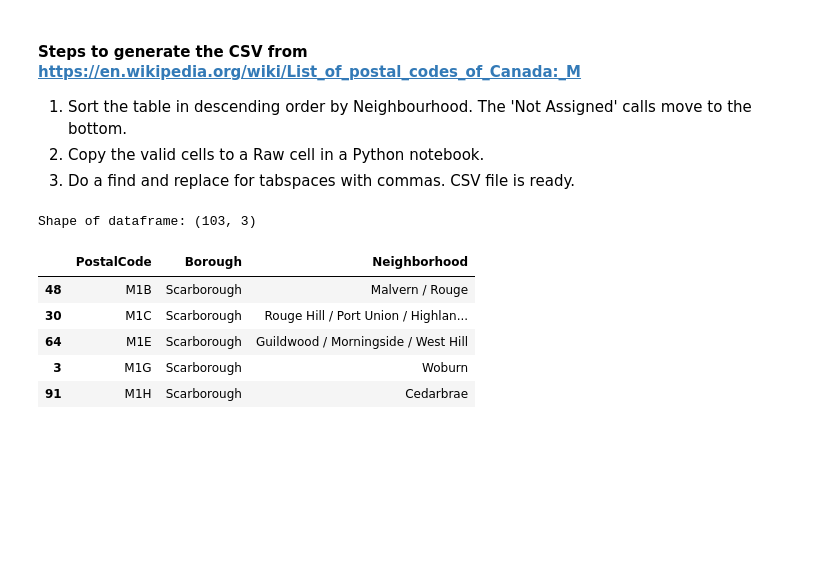
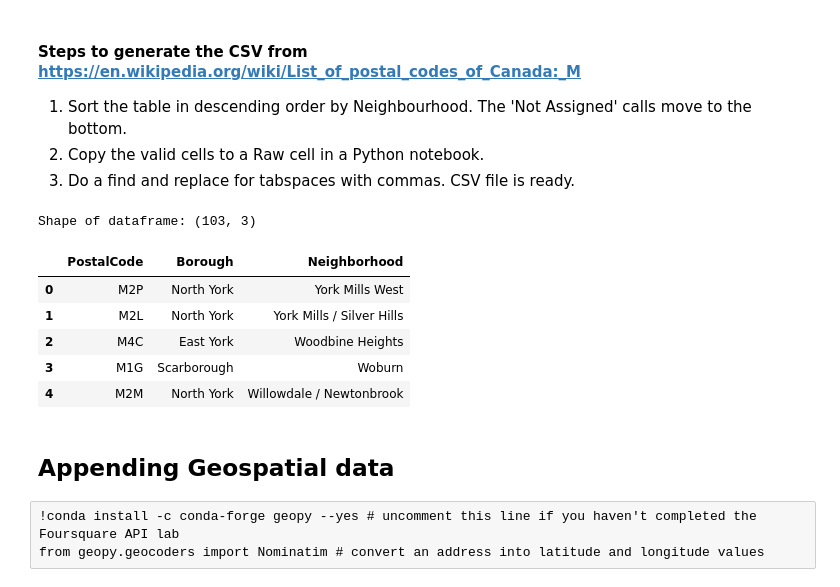
Before and after one commit to arvindnrao/Coursera_Capstone, a Jupyter notebook: DP0701EN-Assgn-Boroughs-of-Toronto.ipynb, the cells around one changed output. Cells and saved outputs as stored; diff of their text form; code cells hidden in the pictures; blank space fills up the shorter version.

Commit message:
Assignment on neighbourhoods of Toronto: Q2 commit

```diff
--- a/DP0701EN-Assgn-Boroughs-of-Toronto.ipynb
+++ b/DP0701EN-Assgn-Boroughs-of-Toronto.ipynb
@@ -43,13 +37,33 @@ df_data_1 = pd.read_csv('Toronto_boroughs.csv', header=None)
+# %%
+import types
+import pandas as pd
+from botocore.client import Config
+import ibm_boto3
+
+def __iter__(self): return 0
+
+body = client_0cf7411a3c934d9aa5c47831e6f1298e.get_object(Bucket='pythonbasicsfordatascienceproject-donotdelete-pr-83vjqp8i2rd5jx',Key='Toronto_boroughs.csv')['Body']
+# add missing __iter__ method, so pandas accepts body as file-like object
+if not hasattr(body, "__iter__"): body.__iter__ = types.MethodType( __iter__, body )
+
+df_data_1 = pd.read_csv(body, header=None)
+#df_data_1.head()
 # %%
 df = df_data_1
 df.rename(columns={0:'PostalCode', 1:'Borough', 2:'Neighborhood'}, inplace=True)
 print("Shape of dataframe:", df.shape)
 df.sort_values(['PostalCode']).head()
+df.head()
 # %% [output]
 Shape of dataframe: (103, 3)
 |  | PostalCode | Borough | Neighborhood |
-| 48 | M1B | Scarborough | Malvern / Rouge |
-| 30 | M1C | Scarborough | Rouge Hill / Port Union / Highlan... |
-| 64 | M1E | Scarborough | Guildwood / Morningside / West Hill |
+| 0 | M2P | North York | York Mills West |
+| 1 | M2L | North York | York Mills / Silver Hills |
+| 2 | M4C | East York | Woodbine Heights |
 | 3 | M1G | Scarborough | Woburn |
-| 91 | M1H | Scarborough | Cedarbrae |
+| 4 | M2M | North York | Willowdale / Newtonbrook |
+# %% [markdown]
+## Appending Geospatial data
+# %% [raw]
+!conda install -c conda-forge geopy --yes # uncomment this line if you haven't completed the Foursquare API lab
+from geopy.geocoders import Nominatim # convert an address into latitude and longitude values
```
Also changed, not shown: parts of 8 cells of this notebook, 1 other file.
